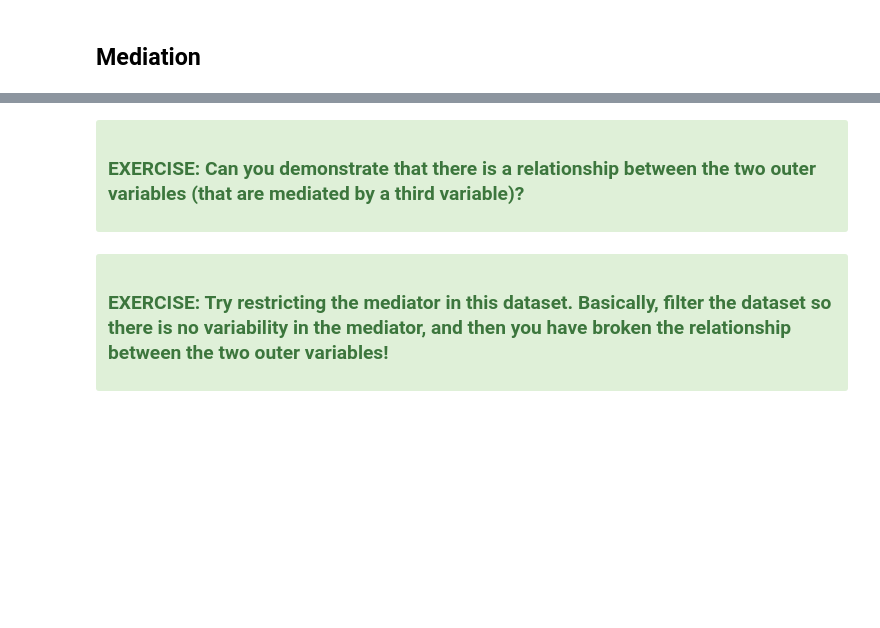
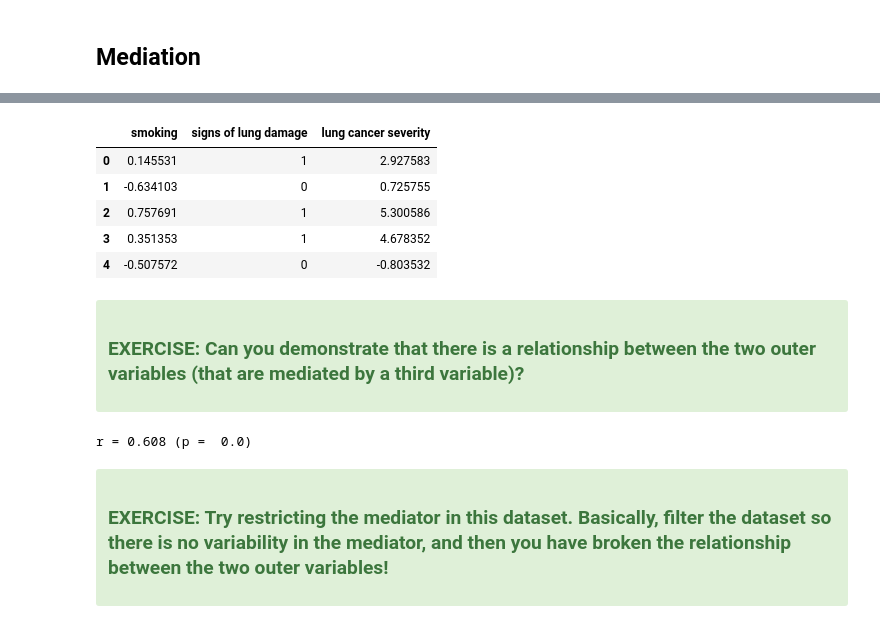
Before and after one commit to ronikobrosly/pydata_nyc_2022, a Jupyter notebook: notebooks/teacher/exercise1.ipynb, the cells around one changed output, grey strips where cells are left out. Drawn from its saved outputs; the diff is of its cells as text; code cells hidden in the pictures; blank space fills up the shorter version.

```diff
--- a/notebooks/teacher/exercise1.ipynb
+++ b/notebooks/teacher/exercise1.ipynb
@@ -117,7 +164,7 @@ clean_corr(
 </div>
 # %%
 cie_example = StructuralCausalModel({
-    "______": ______, # Tip: pearson correlations only work between two continuous variables, so in this toy example, let's make smoking and lung cancer continuous...
+    "smoking": lambda n_samples: np.random.normal(loc=0, scale=0.5, size=n_samples), # Tip: pearson correlations only work between two continuous variables, so in this toy example, let's make smoking and lung cancer continuous...
     "signs of lung damage": logistic_model(["smoking"], [5]),
-    "lung cancer": linear_model(["signs of lung damage"], [5]),
+    "lung cancer severity": linear_model(["signs of lung damage"], [5]),
 })
@@ -124,11 +181,23 @@ cie_example = StructuralCausalModel({
+# %%
+data = cie_example.sample(n_samples=100000)
+data.head()
+# %% [output]
+|  | smoking | signs of lung damage | lung cancer severity |
+| 0 | 0.145531 | 1 | 2.927583 |
+| 1 | -0.634103 | 0 | 0.725755 |
+| 2 | 0.757691 | 1 | 5.300586 |
+| 3 | 0.351353 | 1 | 4.678352 |
+| 4 | -0.507572 | 0 | -0.803532 |
 # %% [markdown]
 <div class="alert alert-success">
     <h3>EXERCISE: Can you demonstrate that there is a relationship between the two outer variables (that are mediated by a third variable)?</h3>
 </div>
 # %%
 clean_corr(
-    pearsonr(______, ______)
+    pearsonr(data['smoking'], data['lung cancer severity'])
 )
+# %% [output]
+r = 0.608 (p =  0.0)
 # %% [markdown]
 <div class="alert alert-success">
     <h3>EXERCISE: Try restricting the mediator in this dataset. Basically, filter the dataset so there is no variability in the mediator, and then you have broken the relationship between the two outer variables!</h3>
```
Also changed, not shown: parts of 22 cells of this notebook, 4 other files.
